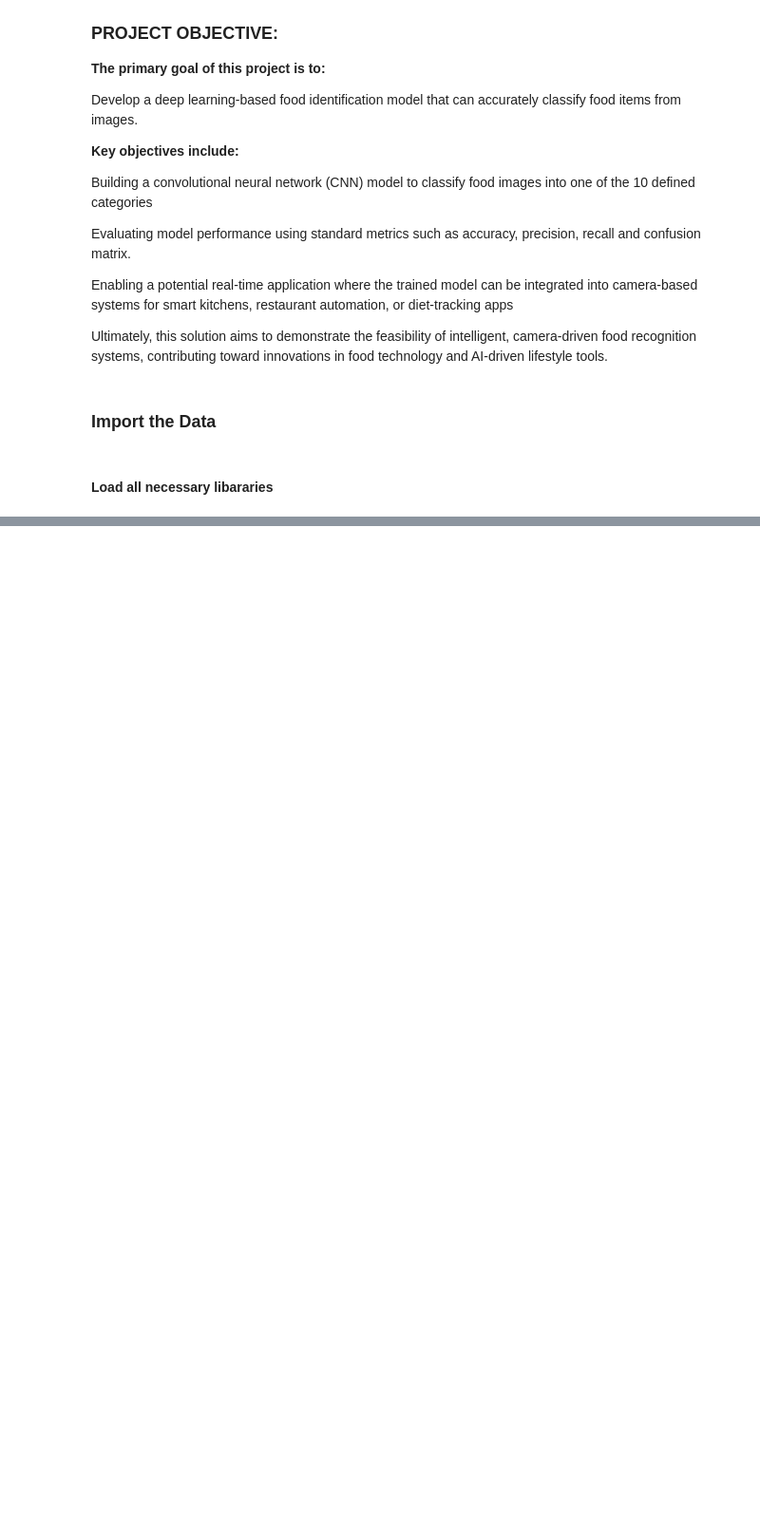
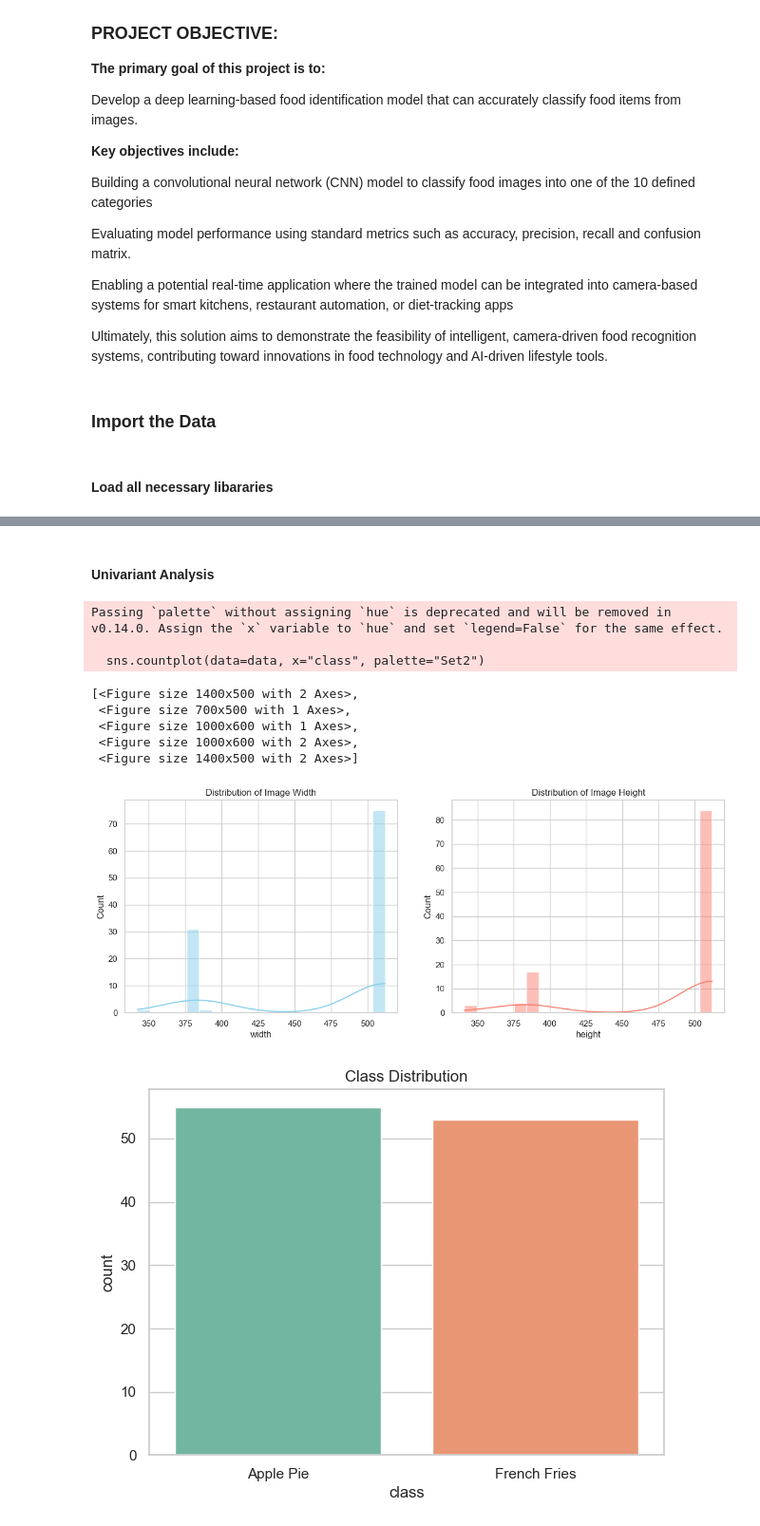
Before and after one commit to thamotharanr/AIML-Computer-Vision-Food-101-Detection, a Jupyter notebook: AIML-Computer-Vision-Food-101-Detection.ipynb, the cells around one changed output, grey strips where cells are left out. Shown at 95% size. Saved outputs shown, nothing was run; the diff lists cells and outputs as text; code cells hidden in the pictures; blank space fills up the shorter version.

```diff
--- a/AIML-Computer-Vision-Food-101-Detection.ipynb
+++ b/AIML-Computer-Vision-Food-101-Detection.ipynb
@@ -75,0 +364,56 @@ from tensorflow.keras import Input
+# %% [markdown]
+#### Univariant Analysis
+# %%
+
+# Set style
+sns.set(style="whitegrid")
+
+# Initialize a list to store plots
+figures = []
+
+# Plot 1: Distribution of image width and height
+fig1, ax1 = plt.subplots(1, 2, figsize=(14, 5))
+sns.histplot(data["width"], bins=20, kde=True, ax=ax1[0], color="skyblue").set_title("Distribution of Image Width")
+sns.histplot(data["height"], bins=20, kde=True, ax=ax1[1], color="salmon").set_title("Distribution of Image Height")
+figures.append(fig1)
+
+# Plot 2: Class distribution
+fig2, ax2 = plt.subplots(figsize=(7, 5))
+sns.countplot(data=data, x="class", palette="Set2")
+plt.title("Class Distribution")
+figures.append(fig2)
+
+# Plot 3: Boxplot for bounding box coordinates
+fig3, ax3 = plt.subplots(figsize=(10, 6))
+sns.boxplot(data=data[["xmin", "ymin", "xmax", "ymax"]])
+plt.title("Boxplot of Bounding Box Coordinates")
+figures.append(fig3)
+
+# Plot 4: Heatmap for correlation
+fig4, ax4 = plt.subplots(figsize=(10, 6))
+corr = data[["width", "height", "xmin", "ymin", "xmax", "ymax"]].corr()
+sns.heatmap(corr, annot=True, cmap="coolwarm", fmt=".2f", linewidths=0.5)
+plt.title("Correlation Heatmap")
+figures.append(fig4)
+
+# Plot 5: Bounding box width and height distribution
+data['bbox_width'] = data['xmax'] - data['xmin']
+data['bbox_height'] = data['ymax'] - data['ymin']
+
+fig5, ax5 = plt.subplots(1, 2, figsize=(14, 5))
+sns.histplot(data["bbox_width"], bins=20, kde=True, ax=ax5[0], color="orange").set_title("Distribution of Bounding Box Width")
+sns.histplot(data["bbox_height"], bins=20, kde=True, ax=ax5[1], color="green").set_title("Distribution of Bounding Box Height")
+figures.append(fig5)
+
+figures
+# %% [output]
+Passing `palette` without assigning `hue` is deprecated and will be removed in v0.14.0. Assign the `x` variable to `hue` and set `legend=False` for the same effect.
+
+  sns.countplot(data=data, x="class", palette="Set2")
+[<Figure size 1400x500 with 2 Axes>,
+ <Figure size 700x500 with 1 Axes>,
+ <Figure size 1000x600 with 1 Axes>,
+ <Figure size 1000x600 with 2 Axes>,
+ <Figure size 1400x500 with 2 Axes>]
+[figure, added]
+[figure, added]
```
Also changed, not shown: parts of 28 cells of this notebook, 12 other files.
